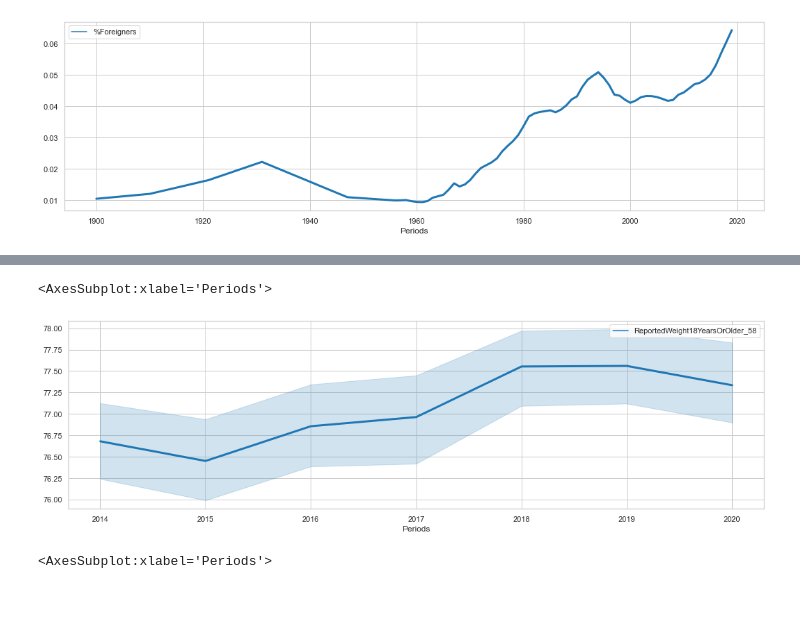
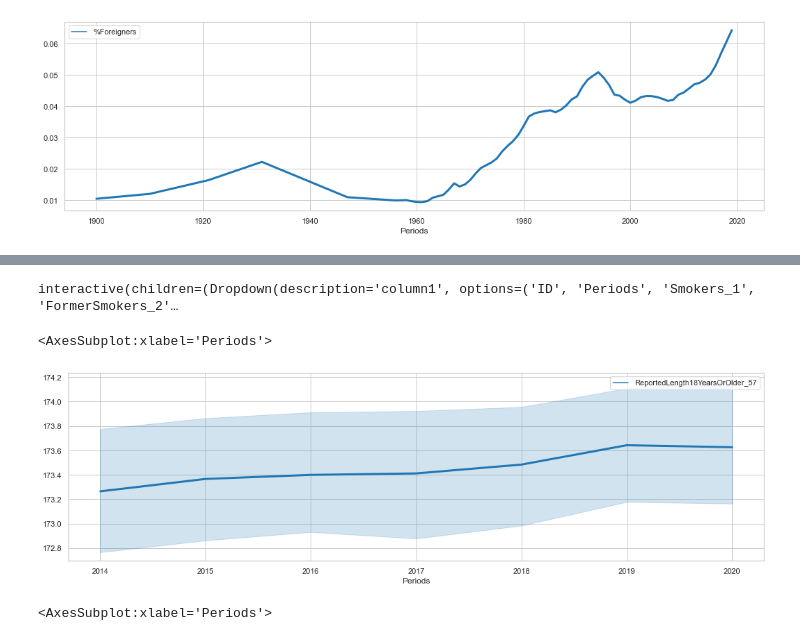
Before and after one commit to ImyPG/Solo-Project, a Jupyter notebook: Netherlands.ipynb, the cells around one changed output, grey strips where cells are left out. Saved outputs shown, nothing was run; the diff lists cells and outputs as text; code cells hidden in the pictures; blank space fills up the shorter version.

```diff
--- a/Netherlands.ipynb
+++ b/Netherlands.ipynb
@@ -239,7 +239,7 @@ interactive(children=(Dropdown(description='column1', options=('ID', 'Periods',
 sns.set_theme(style="whitegrid")
 
 plt.figure(figsize=(18,5))
-columns=['ReportedLength18YearsOrOlder_57']
+columns=['ExcessiveDrinkersInThePopulation_31']
 sns.lineplot(data=LS.set_index('Periods')[columns], palette="tab10", linewidth=3)
 # %% [output]
 <AxesSubplot:xlabel='Periods'>
@@ -246,0 +254,6 @@ sns.lineplot(data=LS.set_index('Periods')[columns], palette="tab10", linewidth=3
+# %%
+sns.set_theme(style="whitegrid")
+
+plt.figure(figsize=(18,5))
+columns=['WeeklySporter_77']
+sns.lineplot(data=LS.set_index('Periods')[columns], palette="tab10", linewidth=3)
@@ -247,12 +263,19 @@ sns.lineplot(data=LS.set_index('Periods')[columns], palette="tab10", linewidth=3
+# %%
+@interact
+def correlations(column1=list(LS.select_dtypes('number').columns),
+                 column2=list(NL.select_dtypes('number').columns)):
+    print(f"Correlation: {LS[column1].corr(NL[column2])}")
+# %% [output]
+interactive(children=(Dropdown(description='column1', options=('ID', 'Periods', 'Smokers_1', 'FormerSmokers_2'…
 # %%
 sns.set_theme(style="whitegrid")
 
 plt.figure(figsize=(18,5))
-columns=['ReportedWeight18YearsOrOlder_58']
+columns=['ReportedLength18YearsOrOlder_57']
 sns.lineplot(data=LS.set_index('Periods')[columns], palette="tab10", linewidth=3)
 # %% [output]
 <AxesSubplot:xlabel='Periods'>
-[figure, old version]
+[figure, new version]
 # %%
 sns.set_theme(style="whitegrid")
 
```
Also changed, not shown: parts of 15 cells of this notebook.
